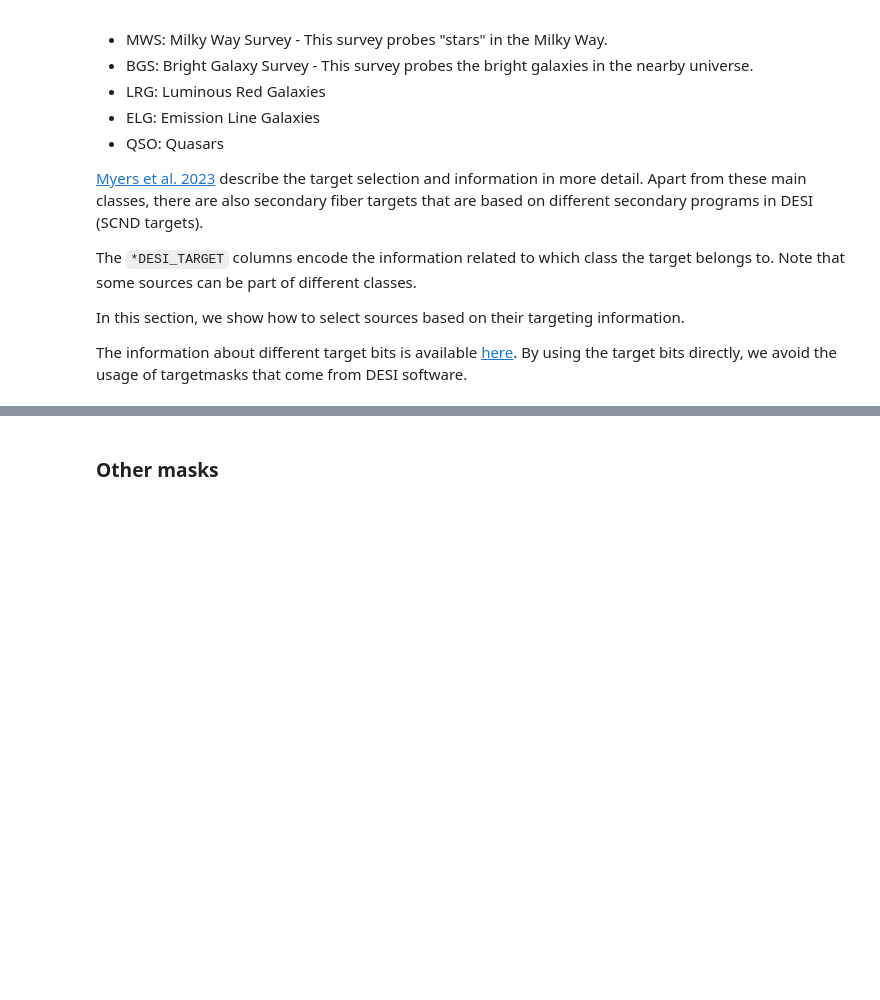
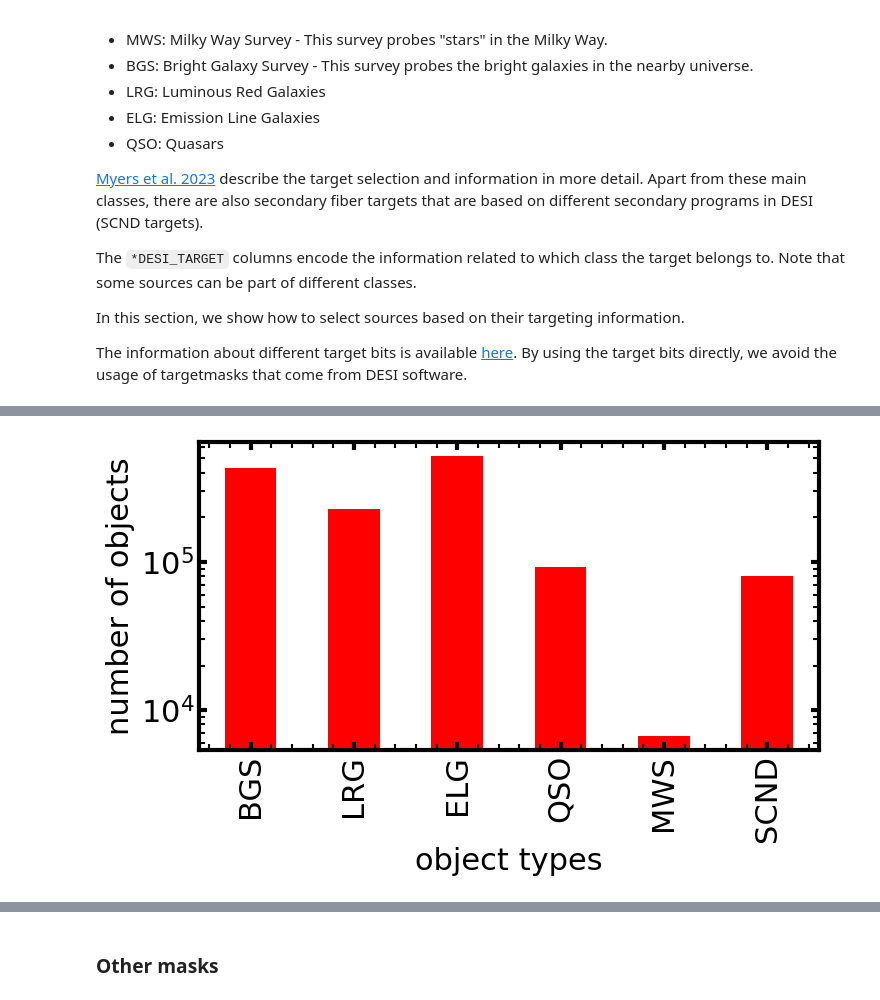
Before and after one commit to sylvielsstfr/DESIGetSpectra, a Jupyter notebook: docs/notebooks/astrodatalab/ExploreDESIGAL/01_DESI_EDR_forPZSedTemplates.ipynb, the cells around one changed output, grey strips where cells are left out. Drawn from its saved outputs; the diff is of its cells as text; code cells hidden in the pictures; blank space fills up the shorter version.

```diff
--- a/docs/notebooks/astrodatalab/ExploreDESIGAL/01_DESI_EDR_forPZSedTemplates.ipynb
+++ b/docs/notebooks/astrodatalab/ExploreDESIGAL/01_DESI_EDR_forPZSedTemplates.ipynb
@@ -367,0 +442,24 @@ plt.yscale('log')
+# %%
+# MWS: Milky Way Survey (all false by constrution
+bit = 61
+df['MWS'] = df.apply(check_bits_pddf,axis=1)
+#BGS: Bright Galaxy Survey
+bit = 60
+df['BGS'] = df.apply(check_bits_pddf,axis=1)
+# LRG: Luminous Red Galaxies
+bit = 0
+df['LRG'] = df.apply(check_bits_pddf,axis=1)
+# ELG: Emission Line Galaxies
+bit = 1
+df['ELG'] = df.apply(check_bits_pddf,axis=1)
+# QSO : Quasars
+bit = 2
+df['QSO'] = df.apply(check_bits_pddf,axis=1)
+# Secondary Targets
+bit = 62
+df['SCND'] = df.apply(check_bits_pddf,axis=1)
+# %%
+df_target = df[targets]
+# %%
+df_target_sum = df_target.sum()
+df_target_sum
@@ -368,3 +474,14 @@ plt.yscale('log')
+# %%
+import matplotlib.ticker as mtick
+
+fig,ax = plt.subplots(1,1,figsize = (8,4))
+df_target_sum.plot.bar(ax=ax,facecolor="r",xlabel="object types",ylabel="number of objects")
+logfmt = mtick.LogFormatterExponent(base=10.0, labelOnlyBase=False)
+ax.yaxis.set_major_formatter(logfmt)
+ax.yaxis.set_major_formatter(mtick.ScalarFormatter(useMathText=True))
+ax.set_yscale('log')
+# %% [output]
+[figure, added]
 # %%
 # Now let us look at the distribution of redshifts -
 
```
Also changed, not shown: parts of 27 cells of this notebook.
